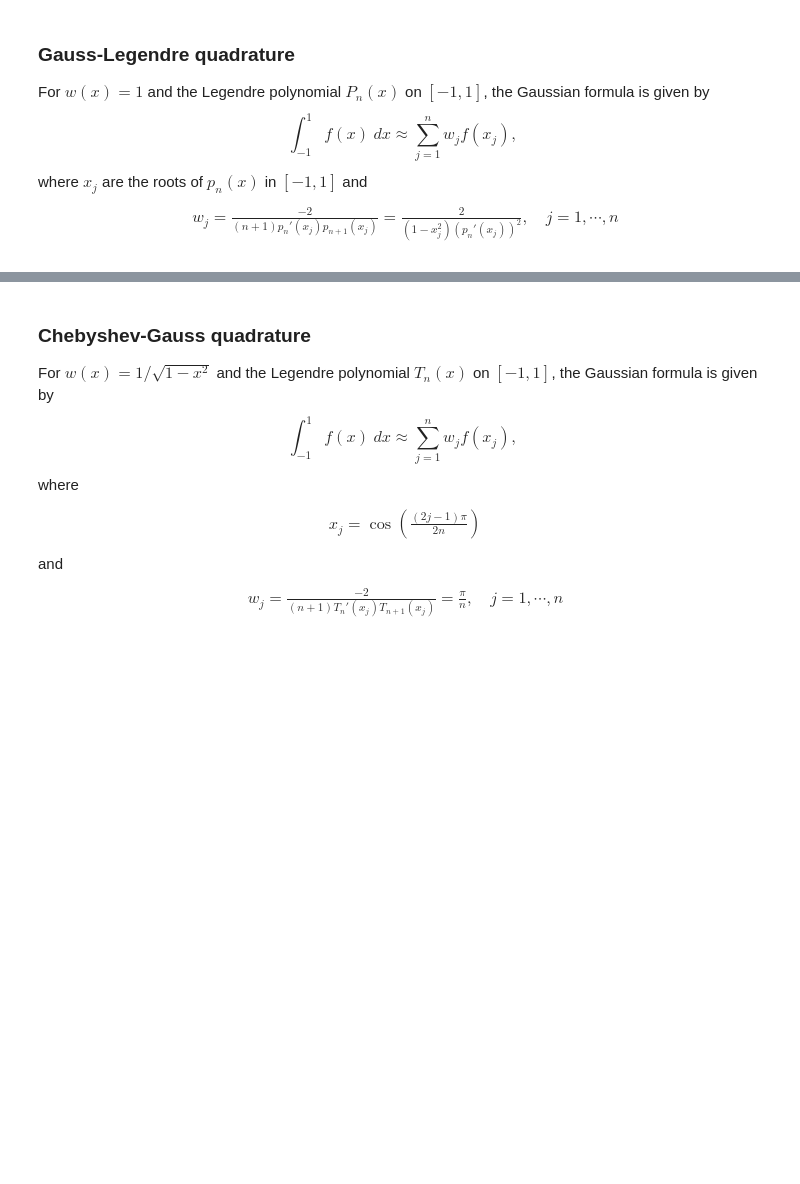
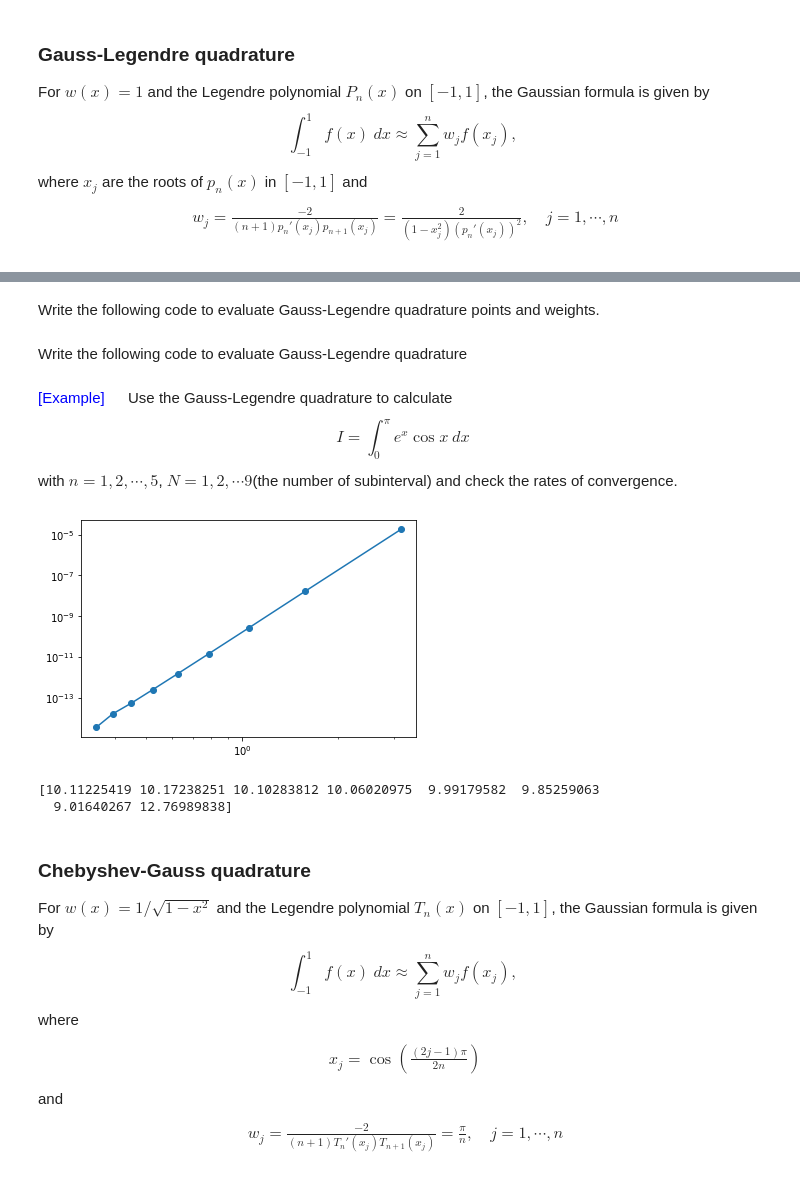
Before and after one commit to dw-shin/NA_notes, a Jupyter notebook: chapter5/NA_ch5.ipynb, the cells around one changed output, grey strips where cells are left out. Cells and saved outputs as stored; diff of their text form; code cells hidden in the pictures; blank space fills up the shorter version.

```diff
--- a/chapter5/NA_ch5.ipynb
+++ b/chapter5/NA_ch5.ipynb
@@ -99,18 +99,10 @@ Wite the following code to evaluate the composite trapezoidal rule
 # %%
 import numpy as np
 
-# def composite_trapezoidal(f,n,a,b):
-#     h = (b - a) / n
-#     I = (f(a) + f(b)) / 2
-#     for i in range(1,n):
-#         I += f(a+i*h)
-#     I *= h
-#     return I
-
 def composite_trapezoidal(f,n,a,b):
-    h = (b - a) / n
+    h = (b-a)/n
     x = np.linspace(a,b,num=n+1)
-    I = np.sum(f(x[1:-1])) * h + h / 2 * (f(a) + f(b))
+    I = np.sum(f(x[1:-1]))*h + h/2*(f(x[0])+f(x[-1]))
     return I
 # %% [markdown]
 <span style="color:blue">[Example]</span> &emsp; Use the composite trapezoidal rule to calculate
@@ -238,8 +230,8 @@ Wite the following code to evaluate the composite Simpson's rule
 # %%
 def composite_simpson(f,n,a,b):
-    h = (b - a) / n
+    h = (b-a)/n
     x = np.linspace(a,b,num=n+1)
-    I = (f(a) + 4 * np.sum(f(x[1:-1:2])) + 2 * np.sum(f(x[2:-1:2])) + f(b)) * h / 3
+    I = (f(x[0]) + np.sum(4*f(x[1:-1:2])) + np.sum(2*f(x[2:-2:2])) + f(x[-1])) * h / 3
     return I
 # %% [markdown]
 <span style="color:blue">[Example]</span> &emsp; Use the composite Simpson's rule to calculate
@@ -454,0 +447,2 @@ where $x_j$ are the roots of $p_n(x)$ in $[-1,1]$ and
+# %% [markdown]
+Write the following code to evaluate Gauss-Legendre quadrature points and weights.
@@ -455,3 +474,45 @@ where $x_j$ are the roots of $p_n(x)$ in $[-1,1]$ and
+# %% [markdown]
+Write the following code to evaluate Gauss-Legendre quadrature
+# %%
+def GL_quadrature(f,n,a,b,n_sub):
+    x = np.linspace(a,b,num=n_sub+1)
+    p, w = GL_points(n)
+    I = 0
+    for j in range(0,n_sub):
+        pass
+    return I
+# %% [markdown]
+<span style="color:blue">[Example]</span> &emsp; Use the Gauss-Legendre quadrature to calculate
+$$I = \int_0^\pi e^x \cos x\ dx$$
+with $n = 1, 2, \cdots, 5$, $N = 1, 2, \cdots 9$(the number of subinterval) and check the rates of convergence.
+# %%
+import matplotlib.pylab as plt
+%matplotlib inline
+
+num_iter = 9
+n = 5
+E = np.zeros(num_iter)
+I_exact = -(np.exp(np.pi)+1)/2
+f = lambda x: np.exp(x) * np.cos(x)
+a = 0
+b = np.pi
+
+for j in range(0,num_iter):
+    n_sub = j+1
+    I = GL_quadrature(f,n,a,b,n_sub)
+    E[j] = np.abs(I_exact - I)
+
+h = np.pi/np.array([i+1 for i in range(0,num_iter)])
+plt.loglog(h,E,'o-')
+plt.show()
+# %% [output]
+[figure, added]
+# %%
+rate_of_convergence = (np.log(E[1::]) - np.log(E[0:-1]))/(np.log(h[1::])-np.log(h[0:-1]))
+print(rate_of_convergence)
+# %% [output]
+[10.11225419 10.17238251 10.10283812 10.06020975  9.99179582  9.85259063
+  9.01640267 12.76989838]
 # %% [markdown]
 ### Chebyshev-Gauss quadrature
 
```
Also changed, not shown: parts of 6 cells of this notebook.
